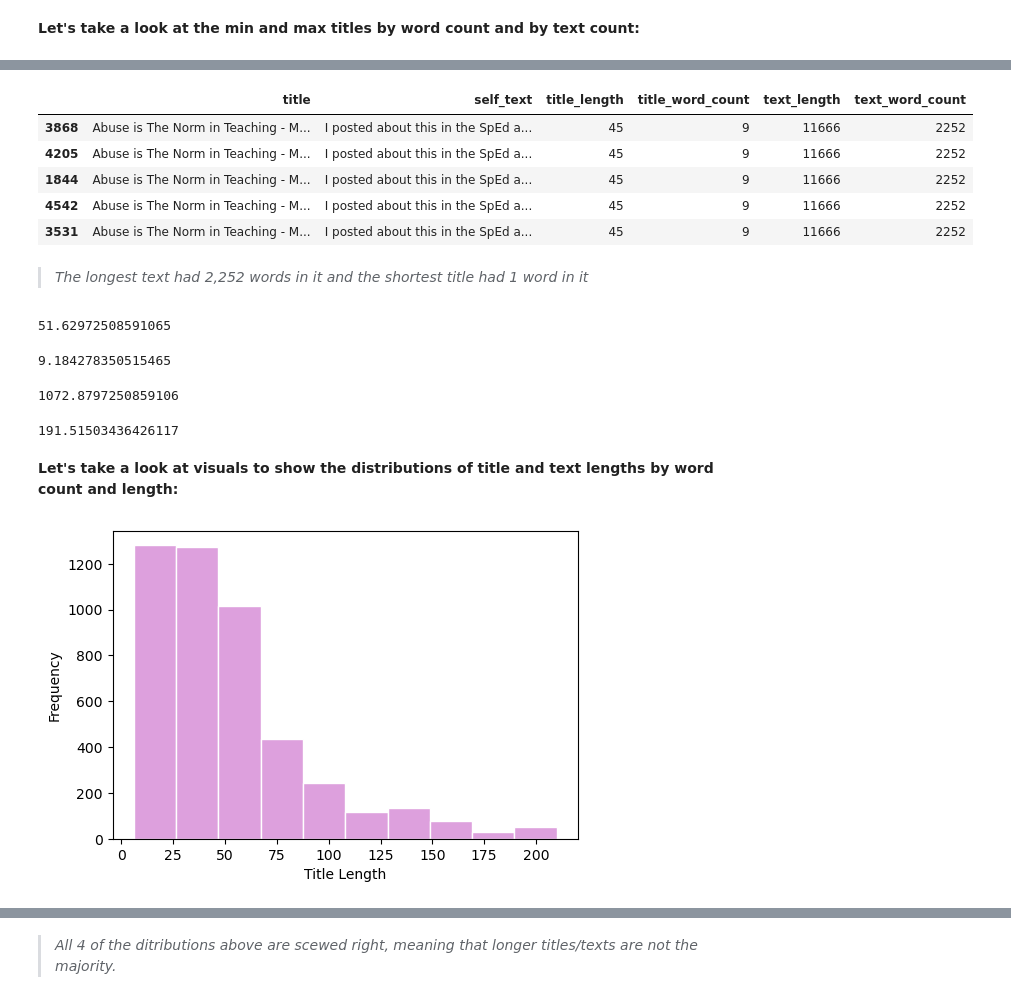
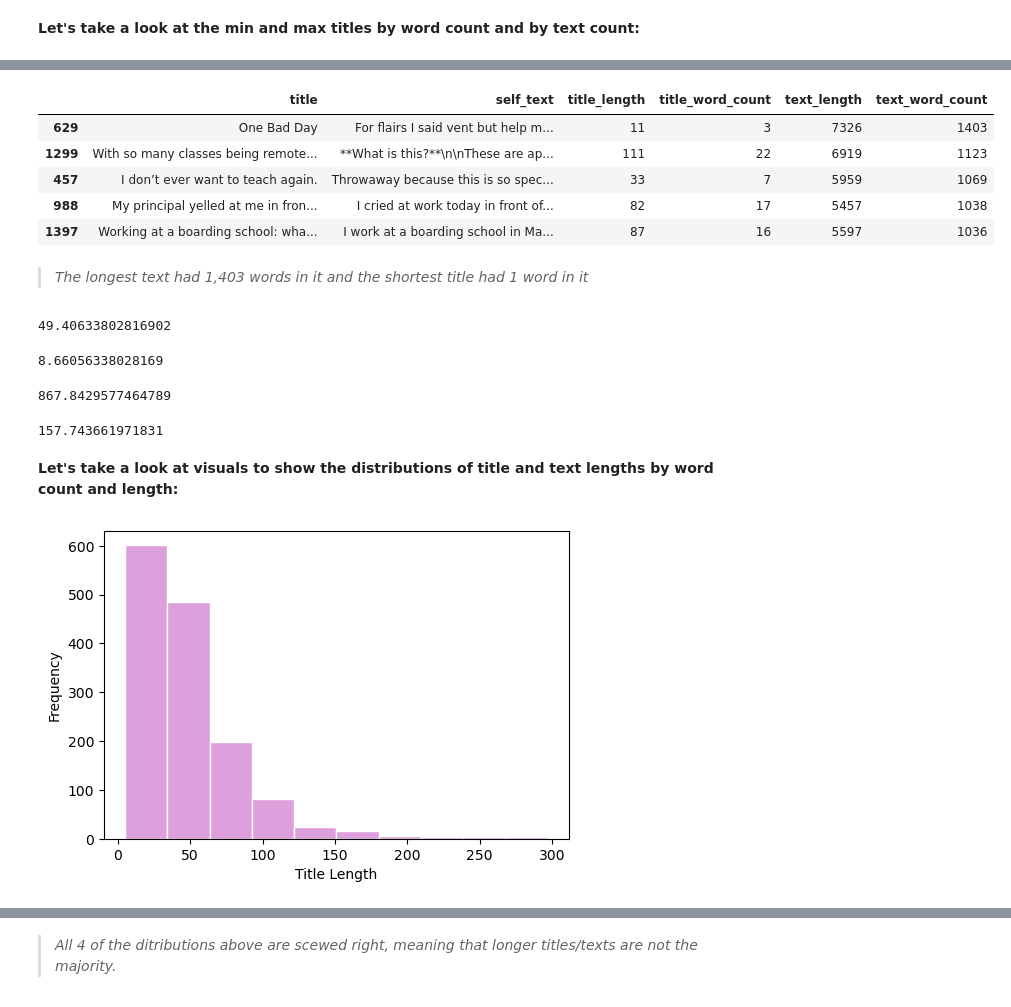
Before and after one commit to kier-johns/project-3, a Jupyter notebook: code/03 - EDA.ipynb, the cells around one changed output, grey strips where cells are left out. Saved outputs shown, nothing was run; the diff lists cells and outputs as text; code cells hidden in the pictures.

```diff
--- a/code/03 - EDA.ipynb
+++ b/code/03 - EDA.ipynb
@@ -8,5 +11,5 @@ import seaborn as sns
 # %% [markdown]
 **Read in the data**
 # %%
-teacher_reality = pd.read_csv('../data/cleaned_teacherreality_posts.csv')
+teaching = pd.read_csv('../data/cleaned_teaching_posts.csv')
 # %%
@@ -44,11 +47,11 @@ mental_health.shape
 # %%
-teacher_reality_title_and_text = teacher_reality.drop(columns= ['created_utc', 'subreddit'])
+teaching_title_and_text = teaching.drop(columns= ['created_utc', 'subreddit'])
 # %%
-teacher_reality_title_and_text['title_length'] = teacher_reality_title_and_text['title'].apply(len)
-teacher_reality_title_and_text['title_word_count'] = teacher_reality_title_and_text['title'].str.split().str.len()
+teaching_title_and_text['title_length'] = teaching_title_and_text['title'].apply(len)
+teaching_title_and_text['title_word_count'] = teaching_title_and_text['title'].str.split().str.len()
 
-teacher_reality_title_and_text['text_length'] = teacher_reality_title_and_text['self_text'].apply(len)
-teacher_reality_title_and_text['text_word_count'] = teacher_reality_title_and_text['self_text'].str.split().str.len()
-teacher_reality_title_and_text.head()
+teaching_title_and_text['text_length'] = teaching_title_and_text['self_text'].apply(len)
+teaching_title_and_text['text_word_count'] = teaching_title_and_text['self_text'].str.split().str.len()
+teaching_title_and_text.head()
 # %% [output]
 |  | title | self_text | title_length | title_word_count | text_length | text_word_count |
@@ -91,38 +94,38 @@ teacher_reality_title_and_text.sort_values(by='text_word_count').head()
 # %%
-teacher_reality_title_and_text.sort_values(by='text_word_count', ascending=False).head()
+teaching_title_and_text.sort_values(by='text_word_count', ascending=False).head()
 # %% [output]
 |  | title | self_text | title_length | title_word_count | text_length | text_word_count |
-| 3868 | Abuse is The Norm in Teaching - M... | I posted about this in the SpEd a... | 45 | 9 | 11666 | 2252 |
-| 4205 | Abuse is The Norm in Teaching - M... | I posted about this in the SpEd a... | 45 | 9 | 11666 | 2252 |
-| 1844 | Abuse is The Norm in Teaching - M... | I posted about this in the SpEd a... | 45 | 9 | 11666 | 2252 |
-| 4542 | Abuse is The Norm in Teaching - M... | I posted about this in the SpEd a... | 45 | 9 | 11666 | 2252 |
-| 3531 | Abuse is The Norm in Teaching - M... | I posted about this in the SpEd a... | 45 | 9 | 11666 | 2252 |
+| 629 | One Bad Day | For flairs I said vent but help m... | 11 | 3 | 7326 | 1403 |
+| 1299 | With so many classes being remote... | **What is this?**\n\nThese are ap... | 111 | 22 | 6919 | 1123 |
+| 457 | I don’t ever want to teach again. | Throwaway because this is so spec... | 33 | 7 | 5959 | 1069 |
+| 988 | My principal yelled at me in fron... | I cried at work today in front of... | 82 | 17 | 5457 | 1038 |
+| 1397 | Working at a boarding school: wha... | I work at a boarding school in Ma... | 87 | 16 | 5597 | 1036 |
 # %% [markdown]
-> _The longest text had 2,252 words in it and the shortest title had 1 word in it_
+> _The longest text had 1,403 words in it and the shortest title had 1 word in it_
 # %%
-teacher_reality_title_and_text['title_length'].mean()
+teaching_title_and_text['title_length'].mean()
 # %% [output]
-51.62972508591065
+49.40633802816902
 # %%
-teacher_reality_title_and_text['title_word_count'].mean()
+teaching_title_and_text['title_word_count'].mean()
 # %% [output]
-9.184278350515465
+8.66056338028169
 # %%
-teacher_reality_title_and_text['text_length'].mean()
+teaching_title_and_text['text_length'].mean()
 # %% [output]
-1072.8797250859106
+867.8429577464789
 # %%
-teacher_reality_title_and_text['text_word_count'].mean()
+teaching_title_and_text['text_word_count'].mean()
 # %% [output]
-191.51503436426117
+157.743661971831
 # %% [markdown]
 **Let's take a look at visuals to show the distributions of title and text lengths by word count and length:**
 # %%
 plt.figure(figsize= (6,4))
-plt.hist(teacher_reality_title_and_text['title_length'], bins = 10, color = 'plum', edgecolor = 'white')
+plt.hist(teaching_title_and_text['title_length'], bins = 10, color = 'plum', edgecolor = 'white')
 plt.xlabel('Title Length')
 plt.ylabel('Frequency');
 # %% [output]
-[figure, old version]
+[figure, new version]
 # %%
 plt.figure(figsize= (6,4))
```
Also changed, not shown: parts of 88 cells of this notebook, 15 other files.
